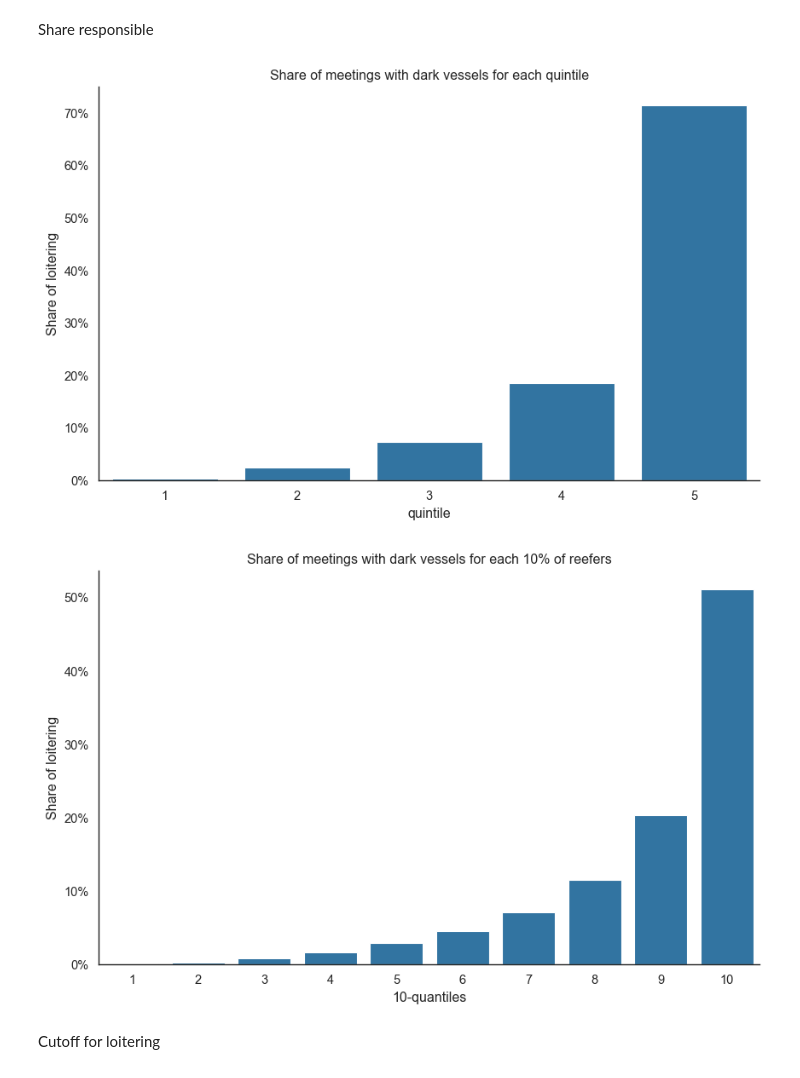
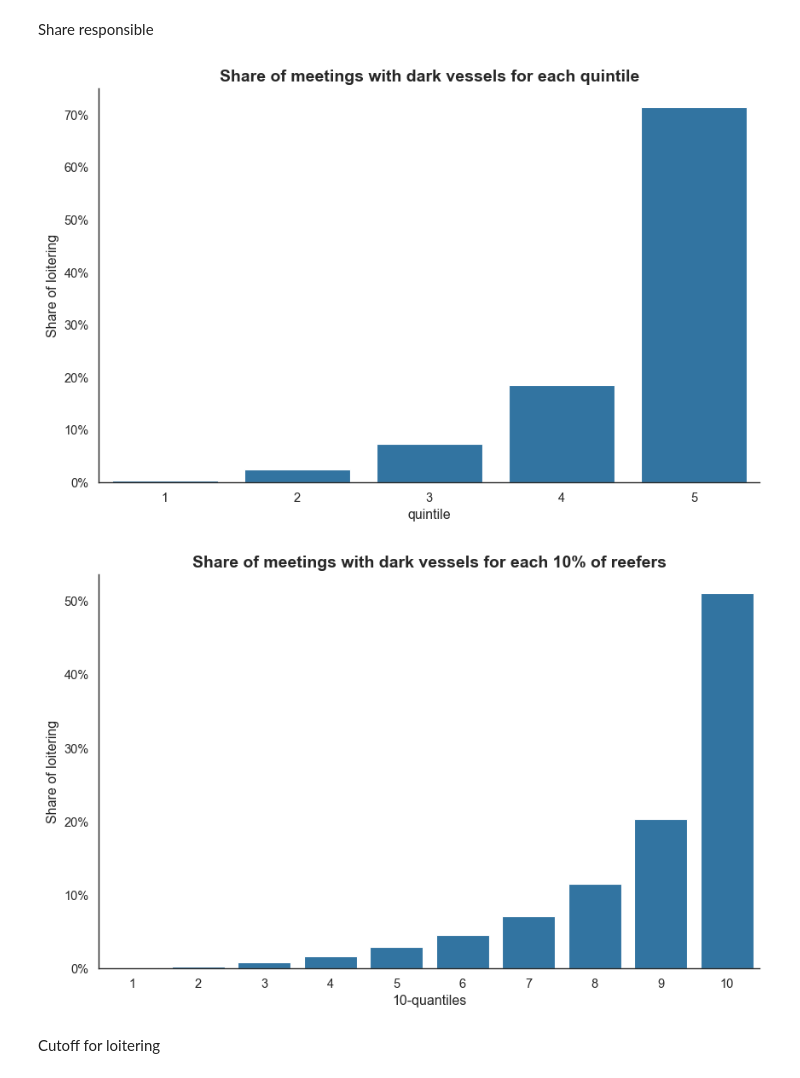
Before and after one commit to sebdodt/90739-iuu-systems-project, a Jupyter notebook: port_evaluation/eda/midterm/2_transshipments/trans.ipynb, the cells around one changed output. Drawn from its saved outputs; the diff is of its cells as text; code cells hidden in the pictures.

Commit message:
added plots

```diff
--- a/port_evaluation/eda/midterm/2_transshipments/trans.ipynb
+++ b/port_evaluation/eda/midterm/2_transshipments/trans.ipynb
@@ -54,29 +54,31 @@ Share responsible
 # %%
 running_sum = 0
 sum = []
 share = []
 for quintile in range(0,5):
     quantile = (quintile + 1)/5
     amount = plot_data['imo'].quantile(quantile)
     sum.append(plot_data.loc[plot_data['imo']<=amount,'imo'].sum() - running_sum)
     running_sum += sum[-1]
     share.append(sum[-1]/plot_data['imo'].sum() * 100)
 quintiles = pd.DataFrame({'quintile' : range(1,6), 'share': share})
 
 fig, ax = plt.subplots(figsize=(10, 6))
 sns.barplot(x = "quintile",
               y = "share",
               data = quintiles,
               ax = ax,
               color=color)
 handles, labels = ax.get_legend_handles_labels()
 sns.despine(right = True)
 plt.ylabel('Share of loitering')
 ax.yaxis.set_major_formatter(mtick.PercentFormatter())
-plt.title('Share of meetings with dark vessels for each quintile')
+# plt.title('Share of meetings with dark vessels for each quintile')
+ax.set_title('Share of meetings with dark vessels for each quintile',fontdict= { 'fontsize': 14, 'fontweight':'bold'})
+plt.savefig(wd + 'port_evaluation/output/quintiles.png', dpi=500)
 plt.show()
 # %% [output]
-[figure, old version]
+[figure, new version]
 # %%
 running_sum = 0
 sum = []
@@ -99,10 +101,12 @@ handles, labels = ax.get_legend_handles_labels()
 sns.despine(right = True)
 plt.ylabel('Share of loitering')
 ax.yaxis.set_major_formatter(mtick.PercentFormatter())
-plt.title('Share of meetings with dark vessels for each 10% of reefers')
+ax.set_title('Share of meetings with dark vessels for each 10% of reefers',fontdict= { 'fontsize': 14, 'fontweight':'bold'})
+plt.savefig(wd + 'port_evaluation/output/tenpercent.png', dpi=500)
+# plt.title('Share of meetings with dark vessels for each 10% of reefers')
 plt.show()
 # %% [output]
-[figure, old version]
+[figure, new version]
 # %% [markdown]
 Cutoff for loitering
 # %%
```
Also changed, not shown: parts of 9 cells of this notebook, 2 other files.
